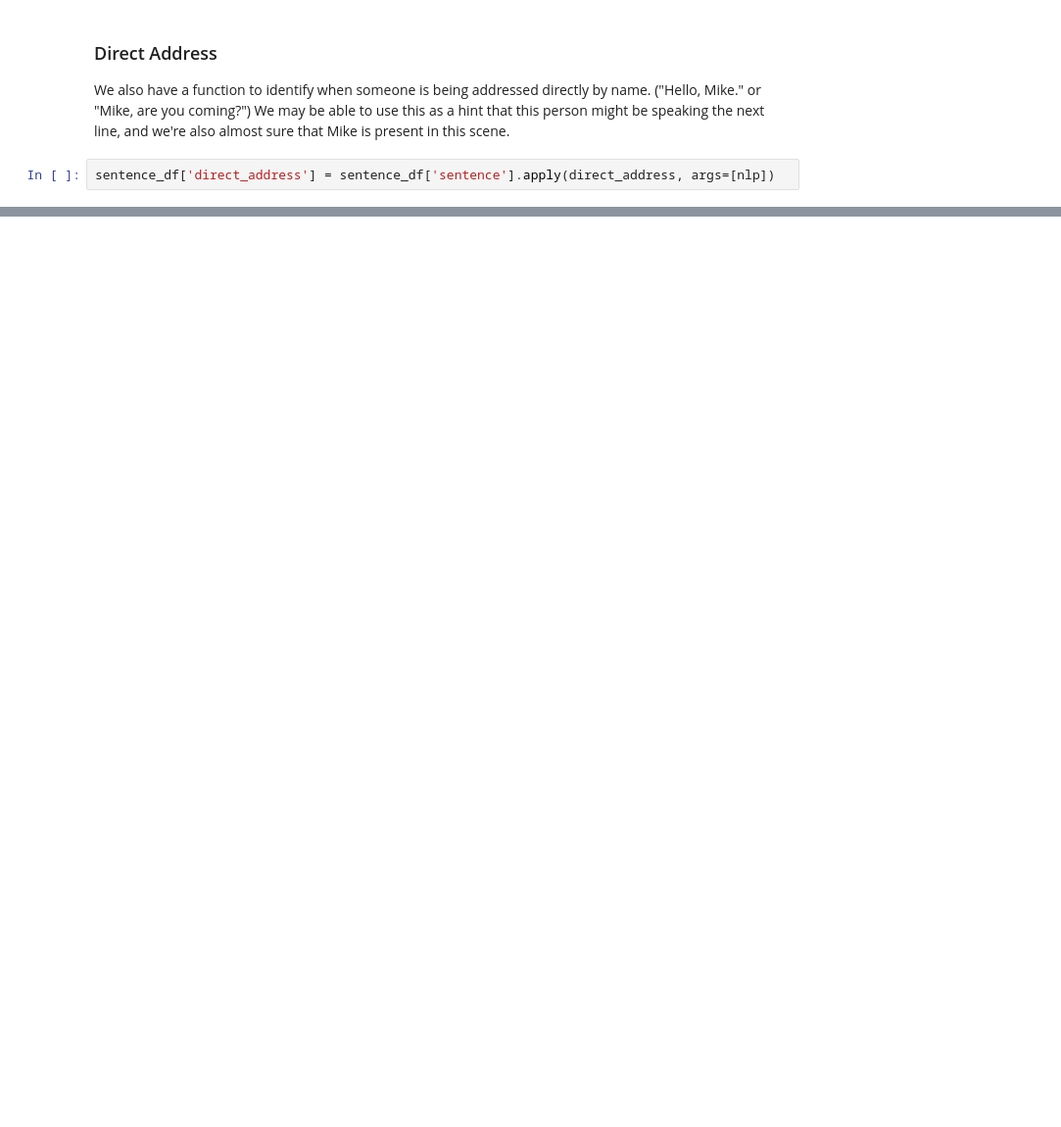
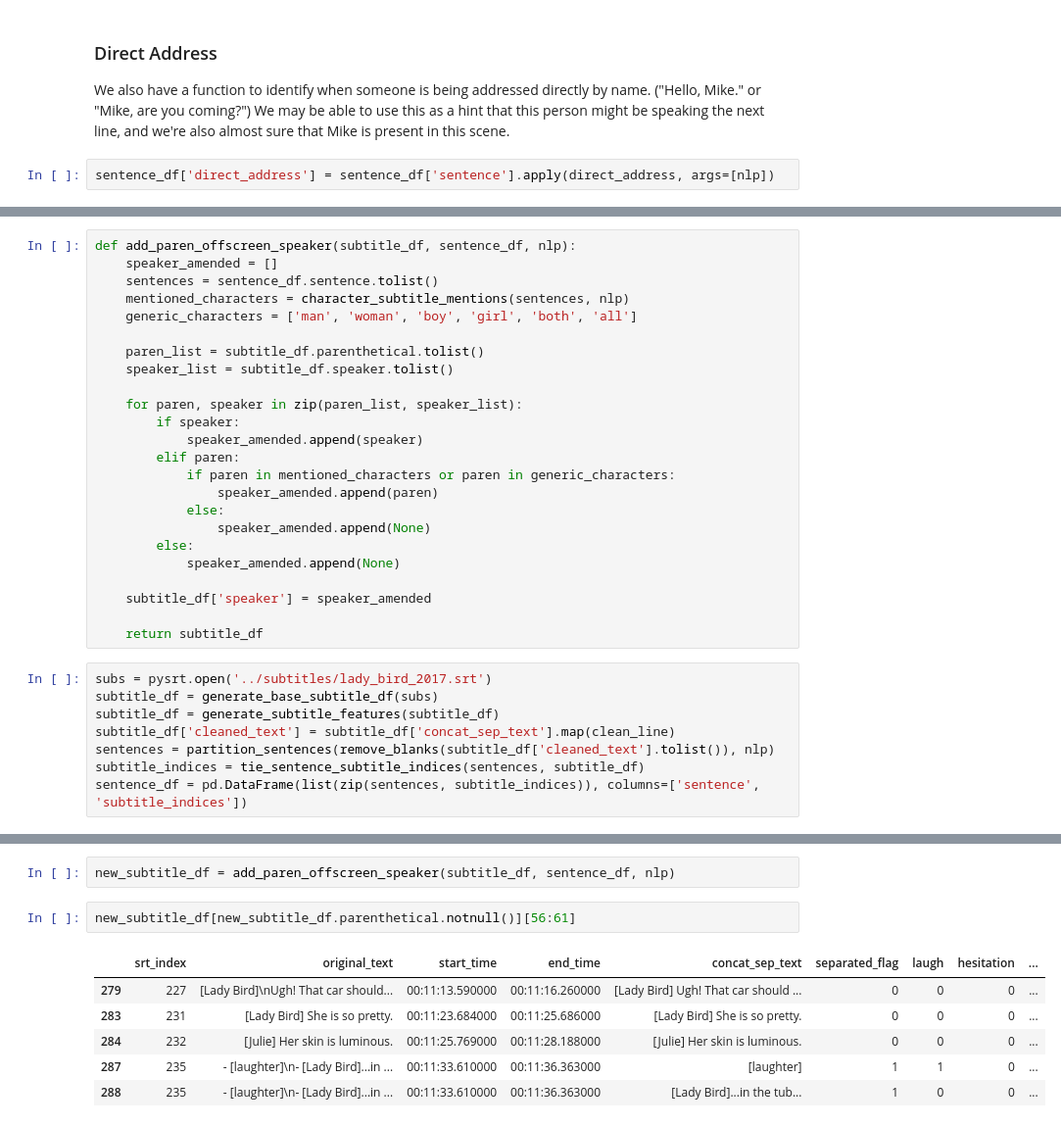
Before and after one commit to JohnTheTripper/moviegoer-prototype, a Jupyter notebook: subtitle_features/subtitle_dataframes.ipynb, the cells around one changed output, grey strips where cells are left out. Shown at 98% size. Drawn from its saved outputs; the diff is of its cells as text; blank space fills up the shorter version.

Commit message:
identifying offscreen speaker from parentheticals

```diff
--- a/subtitle_features/subtitle_dataframes.ipynb
+++ b/subtitle_features/subtitle_dataframes.ipynb
@@ -205,0 +216,32 @@ sentence_df[sentence_df.direct_address.notnull()][135:139]
+# %%
+def add_paren_offscreen_speaker(subtitle_df, sentence_df, nlp):
+    speaker_amended = []
+    sentences = sentence_df.sentence.tolist()
+    mentioned_characters = character_subtitle_mentions(sentences, nlp)
+    generic_characters = ['man', 'woman', 'boy', 'girl', 'both', 'all']
+
+    paren_list = subtitle_df.parenthetical.tolist()
+    speaker_list = subtitle_df.speaker.tolist()
+
+    for paren, speaker in zip(paren_list, speaker_list):
+        if speaker:
+            speaker_amended.append(speaker)
+        elif paren:
+            if paren in mentioned_characters or paren in generic_characters:
+                speaker_amended.append(paren)
+            else:
+                speaker_amended.append(None)
+        else:
+            speaker_amended.append(None)
+
+    subtitle_df['speaker'] = speaker_amended
+
+    return subtitle_df
+# %%
+subs = pysrt.open('../subtitles/lady_bird_2017.srt')
+subtitle_df = generate_base_subtitle_df(subs)
+subtitle_df = generate_subtitle_features(subtitle_df)
+subtitle_df['cleaned_text'] = subtitle_df['concat_sep_text'].map(clean_line)
+sentences = partition_sentences(remove_blanks(subtitle_df['cleaned_text'].tolist()), nlp)
+subtitle_indices = tie_sentence_subtitle_indices(sentences, subtitle_df)
+sentence_df = pd.DataFrame(list(zip(sentences, subtitle_indices)), columns=['sentence', 'subtitle_indices'])
@@ -205,0 +261,11 @@ sentence_df[sentence_df.direct_address.notnull()][135:139]
+# %%
+new_subtitle_df = add_paren_offscreen_speaker(subtitle_df, sentence_df, nlp)
+# %%
+new_subtitle_df[new_subtitle_df.parenthetical.notnull()][56:61]
+# %% [output]
+|  | srt_index | original_text | start_time | end_time | concat_sep_text | separated_flag | laugh | hesitation | ... |
+| 279 | 227 | [Lady Bird]\nUgh! That car should... | 00:11:13.590000 | 00:11:16.260000 | [Lady Bird] Ugh! That car should ... | 0 | 0 | 0 | ... |
+| 283 | 231 | [Lady Bird] She is so pretty. | 00:11:23.684000 | 00:11:25.686000 | [Lady Bird] She is so pretty. | 0 | 0 | 0 | ... |
+| 284 | 232 | [Julie] Her skin is luminous. | 00:11:25.769000 | 00:11:28.188000 | [Julie] Her skin is luminous. | 0 | 0 | 0 | ... |
+| 287 | 235 | - [laughter]\n- [Lady Bird]...in ... | 00:11:33.610000 | 00:11:36.363000 | [laughter] | 1 | 1 | 0 | ... |
+| 288 | 235 | - [laughter]\n- [Lady Bird]...in ... | 00:11:33.610000 | 00:11:36.363000 | [Lady Bird]...in the tub... | 1 | 0 | 0 | ... |
```
Also changed, not shown: parts of 6 cells of this notebook, 1 other file.
